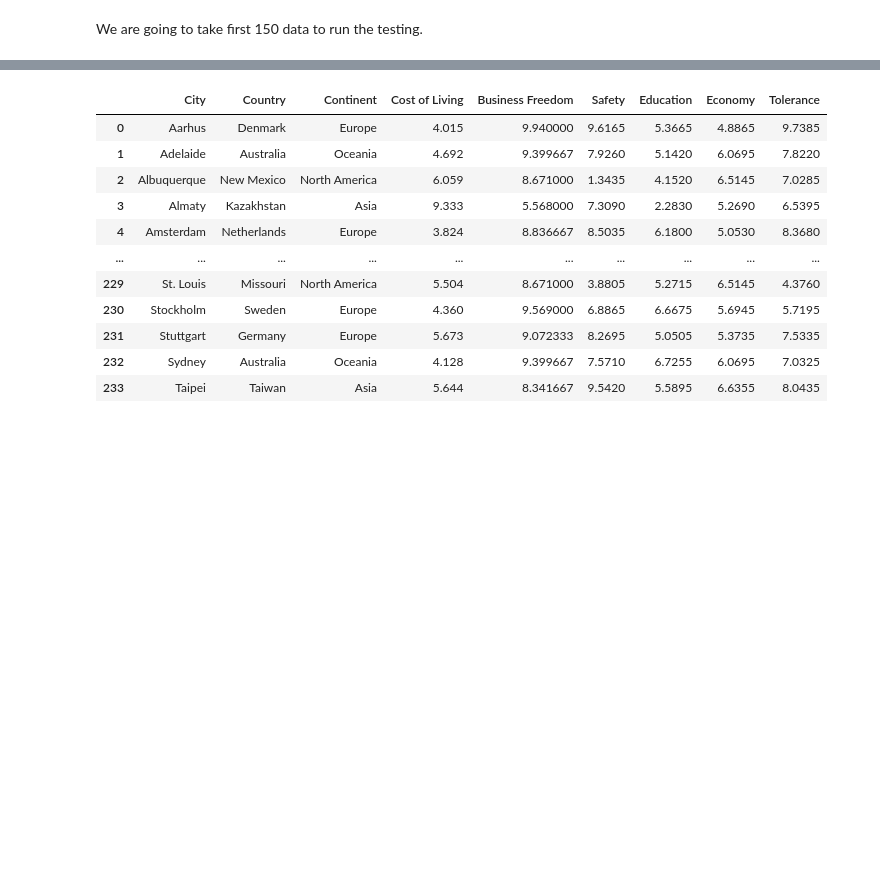
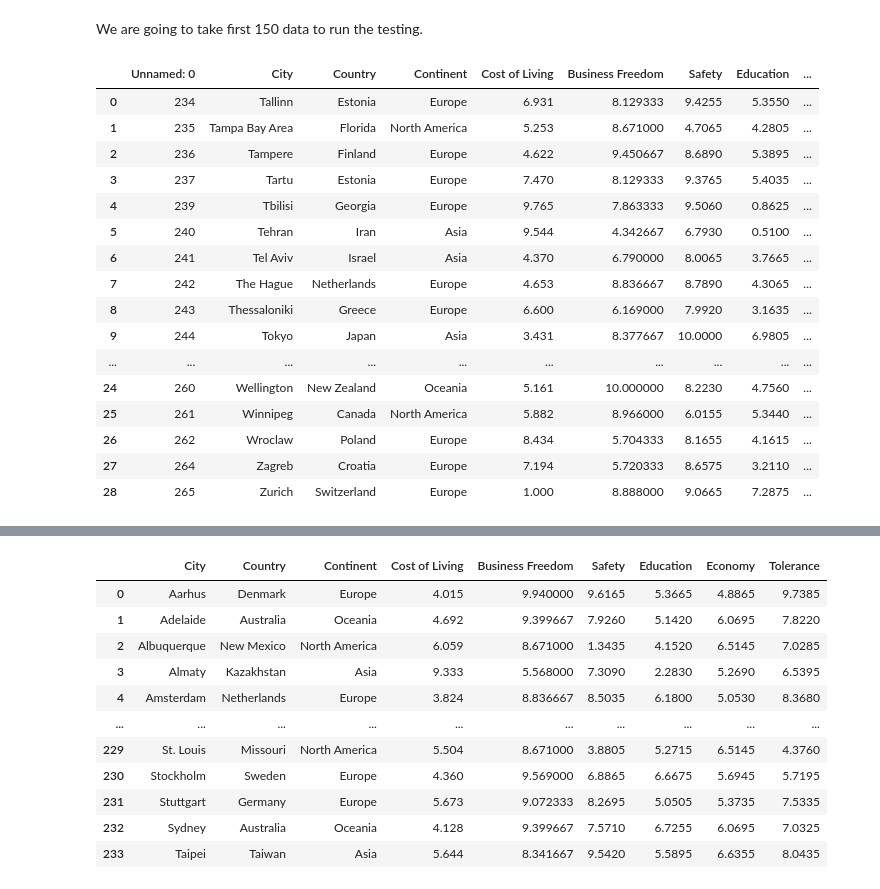
Before and after one commit to Tanja888/PfDA_Assignment, a Jupyter notebook: PfDA_Project1.ipynb, the cells around one changed output, grey strips where cells are left out. Saved outputs shown, nothing was run; the diff lists cells and outputs as text; code cells hidden in the pictures; blank space fills up the shorter version.

```diff
--- a/PfDA_Project1.ipynb
+++ b/PfDA_Project1.ipynb
@@ -148,3 +149,24 @@ We are going to take first 150 data to run the testing.
 # These are data we are going to take out and keep in a different dataset
 scorescontrol = scores.iloc[200:]
 scorescontrol.to_csv('scorescontrol.csv')
+# %%
+controlread = pd.read_csv('scorescontrol.csv')
+controlread
+# %% [output]
+|  | Unnamed: 0 | City | Country | Continent | Cost of Living | Business Freedom | Safety | Education | ... |
+| 0 | 234 | Tallinn | Estonia | Europe | 6.931 | 8.129333 | 9.4255 | 5.3550 | ... |
+| 1 | 235 | Tampa Bay Area | Florida | North America | 5.253 | 8.671000 | 4.7065 | 4.2805 | ... |
+| 2 | 236 | Tampere | Finland | Europe | 4.622 | 9.450667 | 8.6890 | 5.3895 | ... |
+| 3 | 237 | Tartu | Estonia | Europe | 7.470 | 8.129333 | 9.3765 | 5.4035 | ... |
+| 4 | 239 | Tbilisi | Georgia | Europe | 9.765 | 7.863333 | 9.5060 | 0.8625 | ... |
+| 5 | 240 | Tehran | Iran | Asia | 9.544 | 4.342667 | 6.7930 | 0.5100 | ... |
+| 6 | 241 | Tel Aviv | Israel | Asia | 4.370 | 6.790000 | 8.0065 | 3.7665 | ... |
+| 7 | 242 | The Hague | Netherlands | Europe | 4.653 | 8.836667 | 8.7890 | 4.3065 | ... |
+| 8 | 243 | Thessaloniki | Greece | Europe | 6.600 | 6.169000 | 7.9920 | 3.1635 | ... |
+| 9 | 244 | Tokyo | Japan | Asia | 3.431 | 8.377667 | 10.0000 | 6.9805 | ... |
+| ... | ... | ... | ... | ... | ... | ... | ... | ... | ... |
+| 24 | 260 | Wellington | New Zealand | Oceania | 5.161 | 10.000000 | 8.2230 | 4.7560 | ... |
+| 25 | 261 | Winnipeg | Canada | North America | 5.882 | 8.966000 | 6.0155 | 5.3440 | ... |
+| 26 | 262 | Wroclaw | Poland | Europe | 8.434 | 5.704333 | 8.1655 | 4.1615 | ... |
+| 27 | 264 | Zagreb | Croatia | Europe | 7.194 | 5.720333 | 8.6575 | 3.2110 | ... |
+| 28 | 265 | Zurich | Switzerland | Europe | 1.000 | 8.888000 | 9.0665 | 7.2875 | ... |
```
Also changed, not shown: parts of 15 cells of this notebook, 2 other files.
